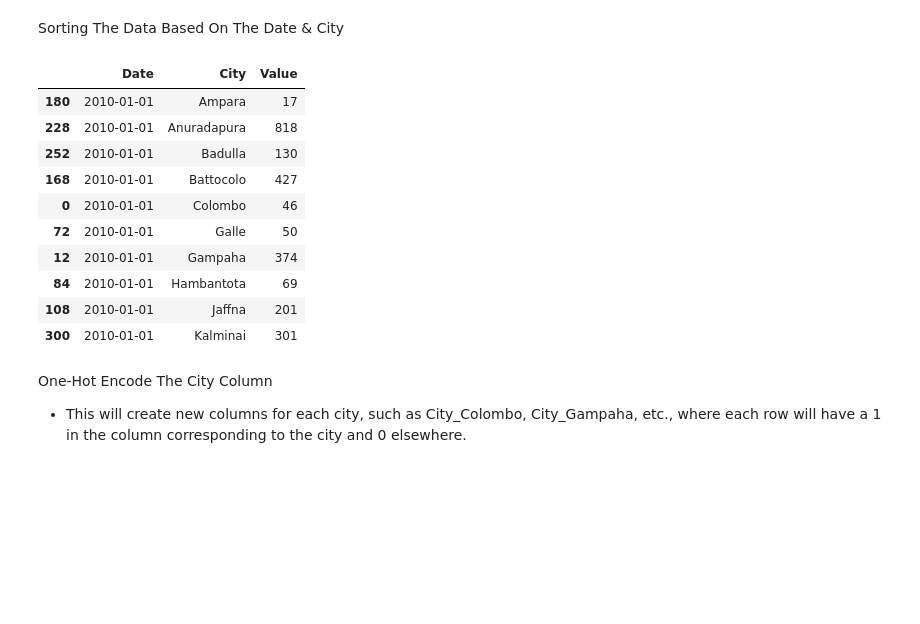
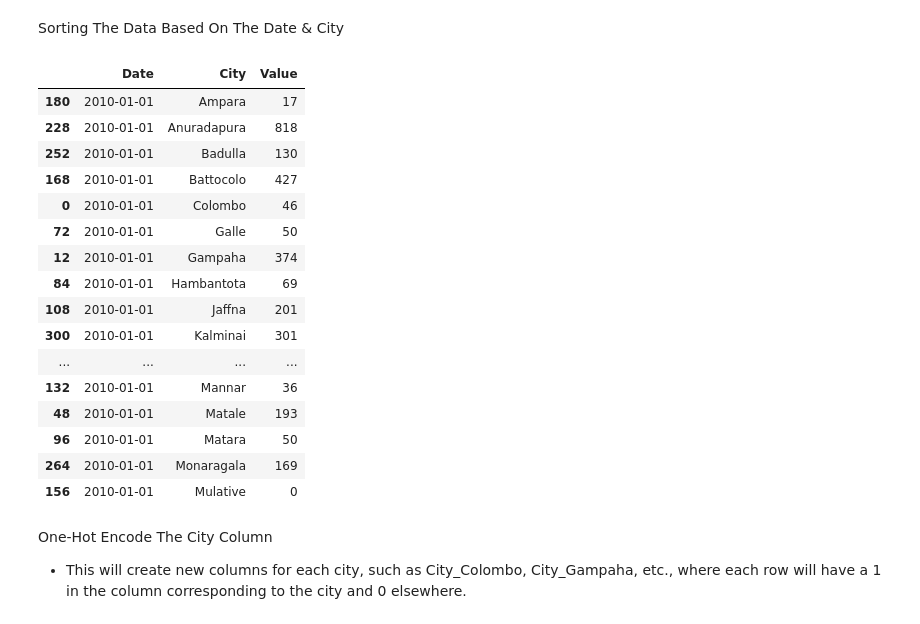
Before and after one commit to Project-Cicaeda/Cicaeda-Server, a Jupyter notebook: recurrent_neural_network/Data_Preprocessing.ipynb, the cells around one changed output. Drawn from its saved outputs; the diff is of its cells as text; code cells hidden in the pictures; blank space fills up the shorter version.

```diff
--- a/recurrent_neural_network/Data_Preprocessing.ipynb
+++ b/recurrent_neural_network/Data_Preprocessing.ipynb
@@ -24,19 +24,25 @@ dataset.rename(columns={" Value":"Value"},inplace=True)
 Sorting The Data Based On The Date & City
 # %%
 dataset_sort = dataset.sort_values(by=["Date","City"])
-dataset_sort.head(10)
+dataset_sort.head(20)
 # %% [output]
 |  | Date | City | Value |
 | 180 | 2010-01-01 | Ampara | 17 |
 | 228 | 2010-01-01 | Anuradapura | 818 |
 | 252 | 2010-01-01 | Badulla | 130 |
 | 168 | 2010-01-01 | Battocolo | 427 |
 | 0 | 2010-01-01 | Colombo | 46 |
 | 72 | 2010-01-01 | Galle | 50 |
 | 12 | 2010-01-01 | Gampaha | 374 |
 | 84 | 2010-01-01 | Hambantota | 69 |
 | 108 | 2010-01-01 | Jaffna | 201 |
 | 300 | 2010-01-01 | Kalminai | 301 |
+| ... | ... | ... | ... |
+| 132 | 2010-01-01 | Mannar | 36 |
+| 48 | 2010-01-01 | Matale | 193 |
+| 96 | 2010-01-01 | Matara | 50 |
+| 264 | 2010-01-01 | Monaragala | 169 |
+| 156 | 2010-01-01 | Mulative | 0 |
 # %% [markdown]
 One-Hot Encode The City Column
 
```
Also changed, not shown: parts of 4 cells of this notebook.
